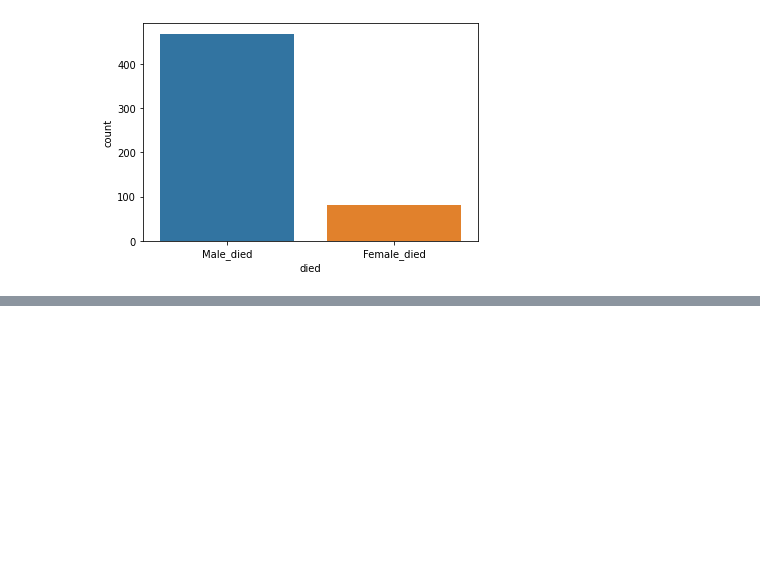
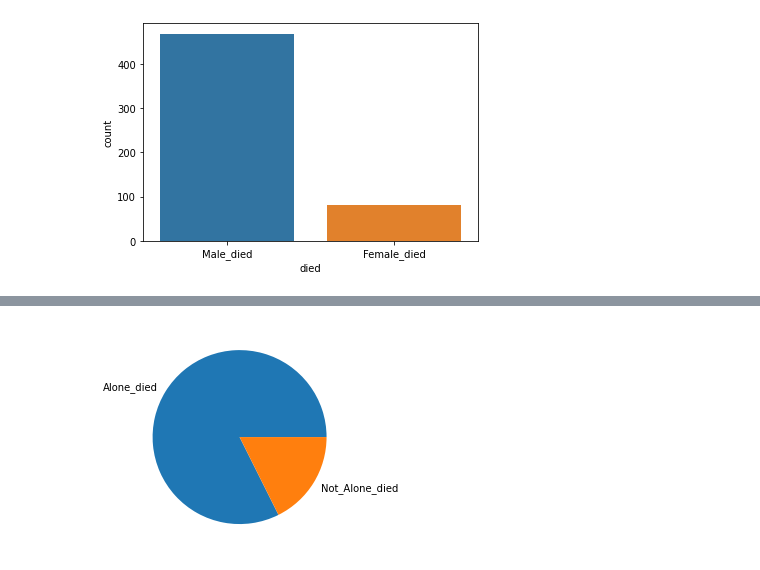
Before and after one commit to anmol1512/Py-Data_analytics_bootcamp_project, a Jupyter notebook: Titanic_project.ipynb, the cells around one changed output, grey strips where cells are left out. Cells and saved outputs as stored; diff of their text form; code cells hidden in the pictures; blank space fills up the shorter version.

Commit message:
Relation b/w SibSp,Parch and Survived

```diff
--- a/Titanic_project.ipynb
+++ b/Titanic_project.ipynb
@@ -147,0 +157,6 @@ sb.countplot(data=xaxis,x='died')
+# %%
+new_df=passengers[['SibSp','Parch','Survived']]==[0,0,0]
+alonedied=(new_df.value_counts())[(True,True,True)]
+notalonedied=(new_df.value_counts())[(False,False,True)]
+print('people who were alone and are dead:',alonedied)
+print('People who were with someone and are dead:',notalonedied)
@@ -147,0 +176,6 @@ sb.countplot(data=xaxis,x='died')
+# %%
+visual=pd.Series(index=['Alone_died','Not_Alone_died'],data=[alonedied,notalonedied])
+plt.pie(visual,labels=visual.index)
+plt.show()
+# %% [output]
+[figure, added]
```
Also changed, not shown: parts of 6 cells of this notebook.
